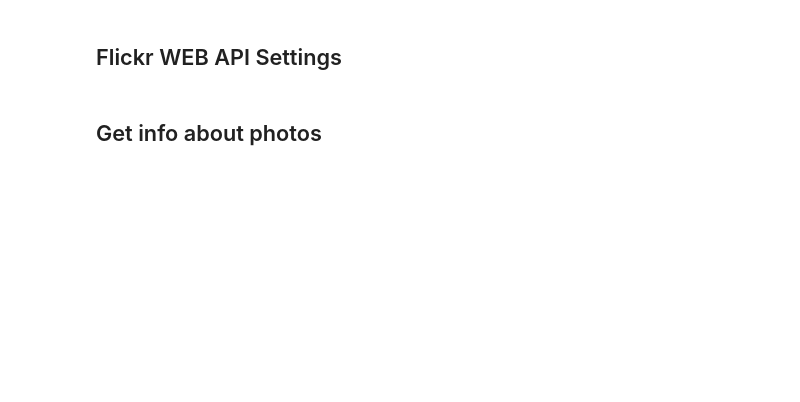
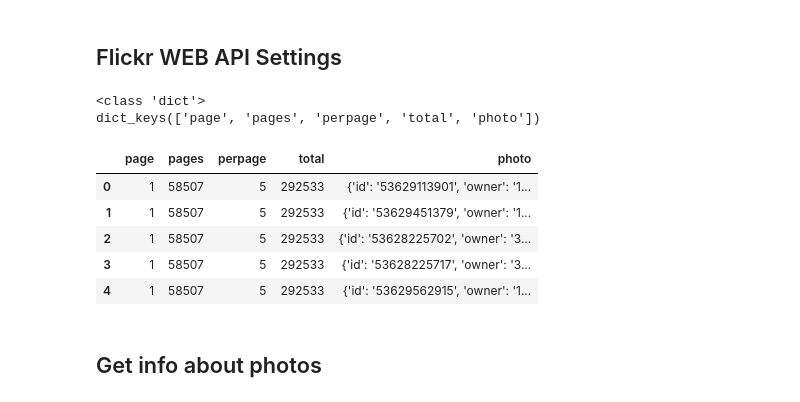
Before and after one commit to xIves/scientific_programming, a Jupyter notebook: Week_07/exercises/flickr_example.ipynb, the cells around one changed output. Saved outputs shown, nothing was run; the diff lists cells and outputs as text; code cells hidden in the pictures; blank space fills up the shorter version.

```diff
--- a/Week_07/exercises/flickr_example.ipynb
+++ b/Week_07/exercises/flickr_example.ipynb
@@ -30,25 +32,34 @@ print(f'Current working directory: {os.getcwd()}')
 # %%
 # Keys for flickr API
 FLICKR_PUBLIC = api_key
 FLICKR_SECRET = secret_key
 
 # Settings (extras = different resolution of photos)
 flickr = FlickrAPI(FLICKR_PUBLIC, FLICKR_SECRET, format='parsed-json')
 extras = 'url_sq,url_t,url_s,url_q,url_m,url_n,url_z,url_c,url_l,url_o'
 
 # Get information about photos using the flickr API
-cont = flickr.photos.search(text='yellow flowers', per_page=5, extras=extras)
+cont = flickr.photos.search(text='porsche', per_page=5, extras=extras)
 photos = cont['photos']
 
 # Object type
 print(type(photos))
 
 # Print keys of dictionary
 print(photos.keys())
 
 # Print values
 df = pd.DataFrame.from_dict(photos)
 df
+# %% [output]
+<class 'dict'>
+dict_keys(['page', 'pages', 'perpage', 'total', 'photo'])
+|  | page | pages | perpage | total | photo |
+| 0 | 1 | 58507 | 5 | 292533 | {'id': '53629113901', 'owner': '1... |
+| 1 | 1 | 58507 | 5 | 292533 | {'id': '53629451379', 'owner': '1... |
+| 2 | 1 | 58507 | 5 | 292533 | {'id': '53628225702', 'owner': '3... |
+| 3 | 1 | 58507 | 5 | 292533 | {'id': '53628225717', 'owner': '3... |
+| 4 | 1 | 58507 | 5 | 292533 | {'id': '53629562915', 'owner': '1... |
 # %% [markdown]
 ## Get info about photos
 # %%
```
Also changed, not shown: parts of 9 cells of this notebook, 14 other files.
